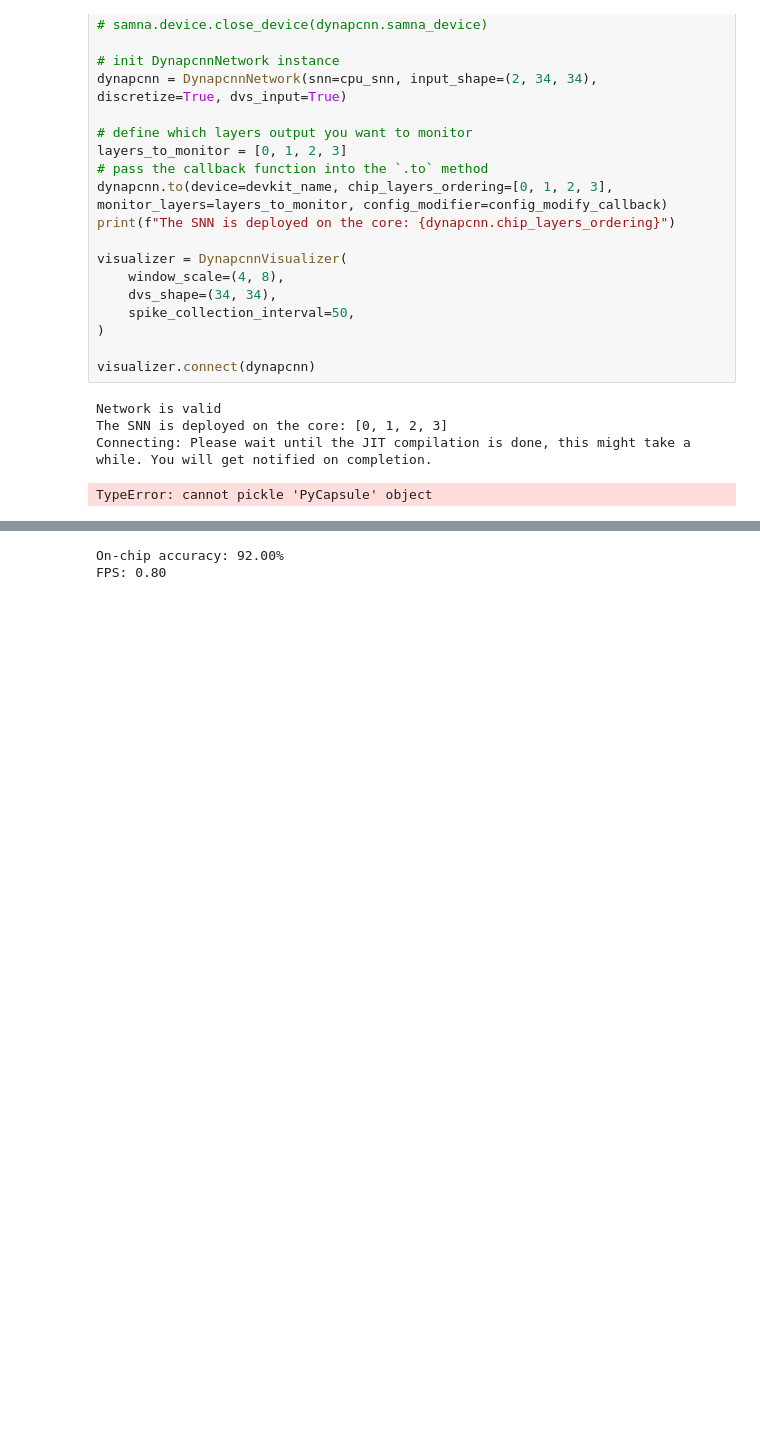
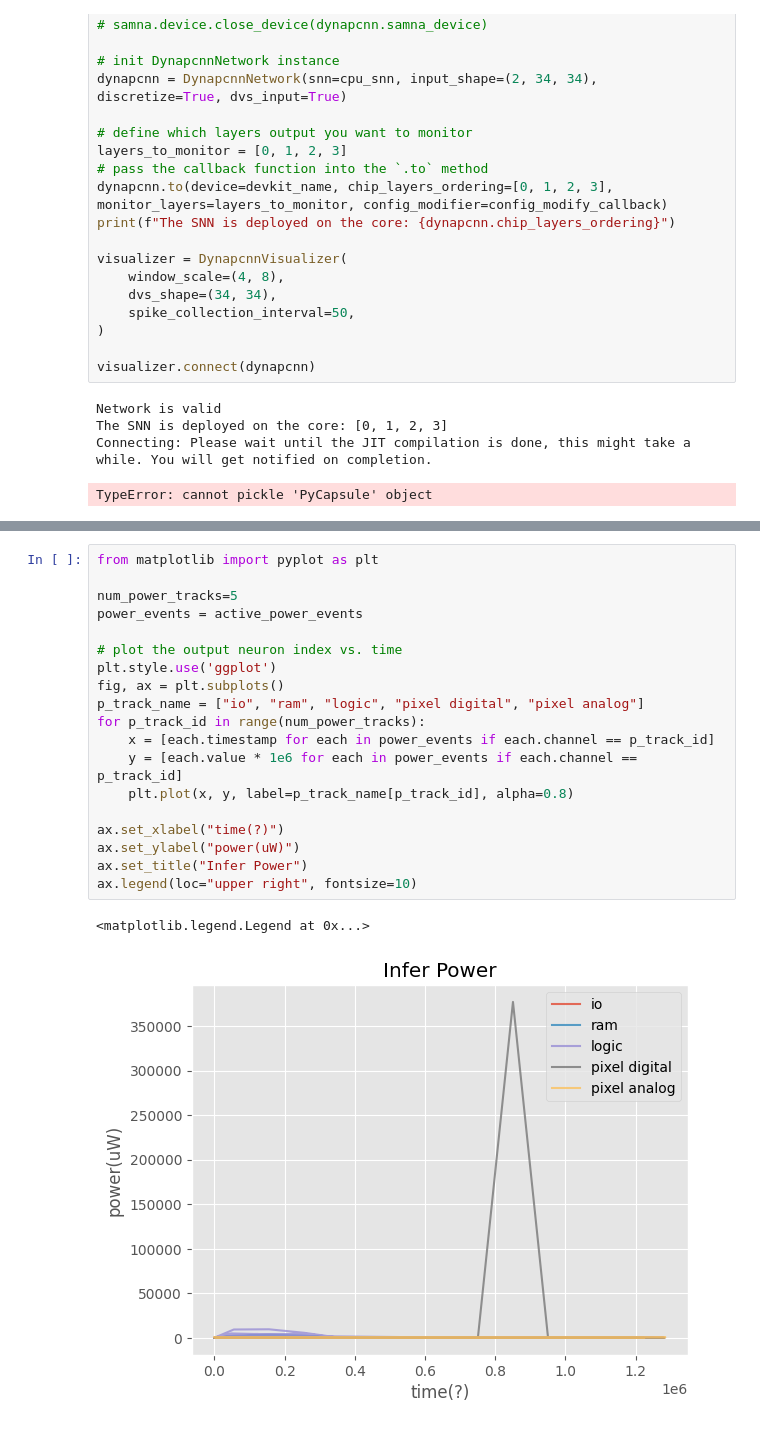
Before and after one commit to wzqvip/Sinabs-Speck-Dev-kit, a Jupyter notebook: demo.ipynb, the cells around one changed output, grey strips where cells are left out. Saved outputs shown, nothing was run; the diff lists cells and outputs as text; blank space fills up the shorter version.

```diff
--- a/demo.ipynb
+++ b/demo.ipynb
@@ -888,4 +886,22 @@ FPS: 0.67
 # %%
+from matplotlib import pyplot as plt
+
+num_power_tracks=5
+power_events = active_power_events
+
+# plot the output neuron index vs. time
+plt.style.use('ggplot')
+fig, ax = plt.subplots()
+p_track_name = ["io", "ram", "logic", "pixel digital", "pixel analog"]
+for p_track_id in range(num_power_tracks):
+    x = [each.timestamp for each in power_events if each.channel == p_track_id]
+    y = [each.value * 1e6 for each in power_events if each.channel == p_track_id]
+    plt.plot(x, y, label=p_track_name[p_track_id], alpha=0.8)
+
+ax.set_xlabel("time(?)")
+ax.set_ylabel("power(uW)")
+ax.set_title("Infer Power")
+ax.legend(loc="upper right", fontsize=10)
 # %% [output]
-On-chip accuracy: 92.00%
-FPS: 0.80
+<matplotlib.legend.Legend at 0x...>
+[figure, added]
```
Also changed, not shown: parts of 13 cells of this notebook, 21 other files.
